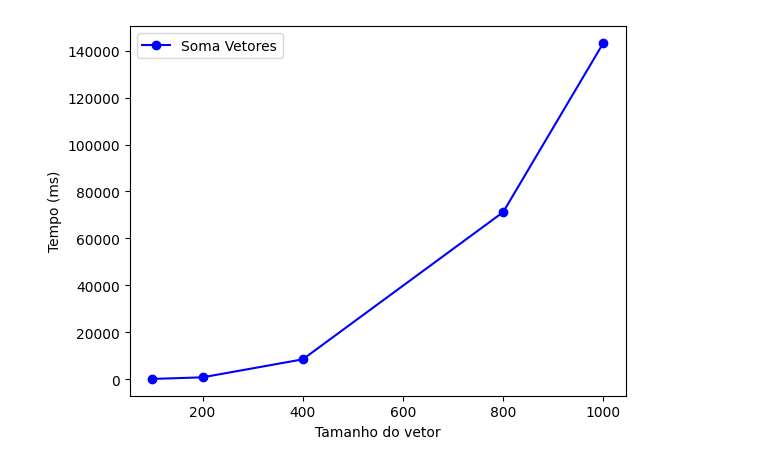
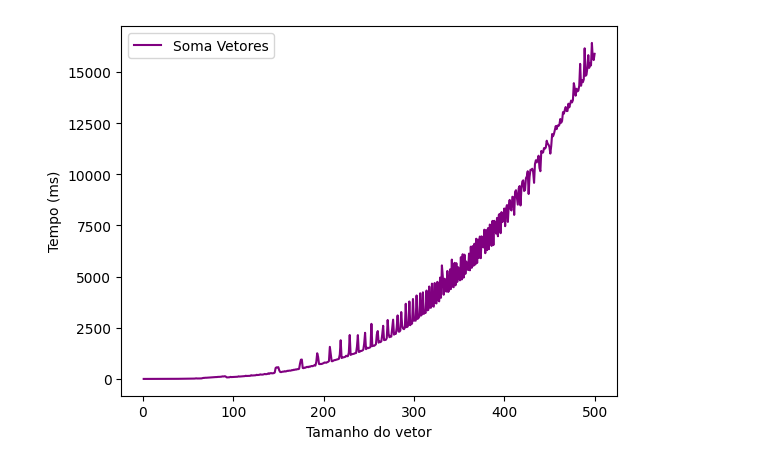
Before and after one commit to MirkosMartins/complexidadeAlgoritmos2-2025, a Jupyter notebook: Luiz Henrique/Matrizes_e_vetores.ipynb, the cells around one changed output. Saved outputs shown, nothing was run; the diff lists cells and outputs as text; code cells hidden in the pictures.

```diff
--- a/Luiz Henrique/Matrizes_e_vetores.ipynb
+++ b/Luiz Henrique/Matrizes_e_vetores.ipynb
@@ -2,11 +2,13 @@
 import time
 import matplotlib.pyplot as plt
 import random
+# %%
+tamanhos = list(range(1, 501))
+tamanhos_matriz = [100, 150, 200, 250, 300, 350, 400, 450, 500, 550, 600, 650, 700, 750, 800, 850, 900, 950, 1000]
 # %%
 
 
 tempos_vetor = []
-tamanhos = [100, 200, 400, 800, 1000]
 
 def soma_vetores(v1, v2):
     return [v1[i] + v2[i] for i in range(len(v1))]
@@ -21,7 +23,7 @@ for N in tamanhos:
 
     tempos_vetor.append((fim - inicio) / 1_000_000)
 
-plt.plot(tamanhos, tempos_vetor, label='Soma Vetores', marker='o', color='blue')
+plt.plot(tamanhos, tempos_vetor, label='Soma Vetores', marker='', color='blue')
 plt.xlabel("Tamanho do vetor")
 plt.ylabel("Tempo (ms)")
 plt.legend()
@@ -34,7 +36,6 @@ import time
 import matplotlib.pyplot as plt
 
 tempos_vetor = []
-tamanhos = [100, 200, 400, 800, 1000]
 
 def multiplica_vetor_matriz(v, M):
     n = len(v)
@@ -54,7 +55,7 @@ for N in tamanhos:
 
     tempos_vetor.append((fim - inicio) / 1_000_000)
 
-plt.plot(tamanhos, tempos_vetor, label='Soma Vetores', marker='o', color='blue')
+plt.plot(tamanhos, tempos_vetor, label='Soma Vetores', marker='', color='red')
 plt.xlabel("Tamanho do vetor")
 plt.ylabel("Tempo (ms)")
 plt.legend()
@@ -64,33 +65,32 @@ plt.show()
 # %%
 
 tempos_vetor = []
-tamanhos = [100, 200, 400, 800, 1000]
 
 def multiplica_matrizes(A, B):
     linhas_A, colunas_A = len(A), len(A[0])
     colunas_B = len(B[0])
     C = [[0] * colunas_B for _ in range(linhas_A)]
 
     for i in range(linhas_A):
         for j in range(colunas_B):
             for k in range(colunas_A):
                 C[i][j] += A[i][k] * B[k][j]
     return C
 
 for N in tamanhos:
     m2 = [[random.randint(0, 9) for _ in range(N)] for _ in range(N)]
-    m1 = [[random.randint(0, 9) for _ in range(N)] for _ in range(N)]
+    m3 = [[random.randint(0, 9) for _ in range(N)] for _ in range(N)]
 
     inicio = time.time_ns()
-    multiplica_matrizes(m1, m1)
+    multiplica_matrizes(m3, m2)
     fim = time.time_ns()
 
     tempos_vetor.append((fim - inicio) / 1_000_000)
 
-plt.plot(tamanhos, tempos_vetor, label='Soma Vetores', marker='o', color='blue')
+plt.plot(tamanhos, tempos_vetor, label='Soma Vetores', marker='', color='purple')
 plt.xlabel("Tamanho do vetor")
 plt.ylabel("Tempo (ms)")
 plt.legend()
 plt.show()
 # %% [output]
-[figure, old version]
+[figure, new version]
```
Also changed, not shown: parts of 2 cells of this notebook.
